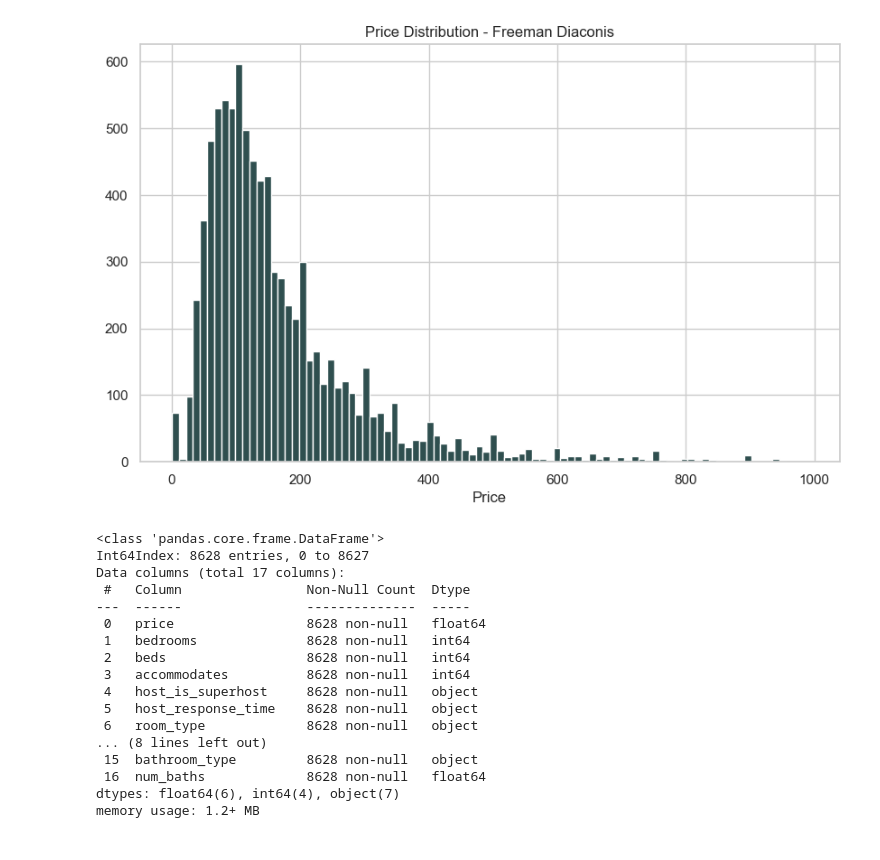
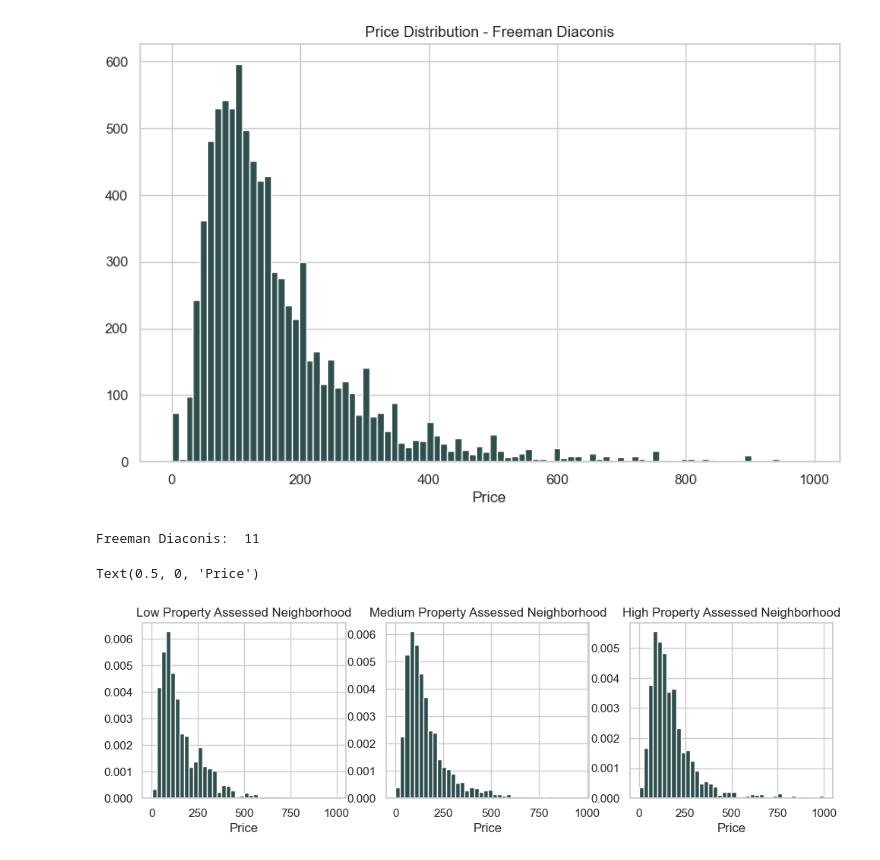
Before and after one commit to carleen/group4_ds_project, a Jupyter notebook: regression/cboyer7-regression.ipynb, the cells around one changed output. Drawn from its saved outputs; the diff is of its cells as text; code cells hidden in the pictures.

```diff
--- a/regression/cboyer7-regression.ipynb
+++ b/regression/cboyer7-regression.ipynb
@@ -101,24 +101,43 @@ plt.close()
 # %% [output]
 Freeman Diaconis:  11
 [figure]
+# %%
+h = freeman_diaconis(df.price)
+print("Freeman Diaconis: ", h)
+mn = int(df.price.min())
+mx = int(df.price.max())
+bins = [i for i in range( mn, mx, h)]
+grouped = df.groupby("neighborhood_label")
+
+figure = plt.figure(figsize=(20, 3))
+
+axes = figure.add_subplot(1, 5, 1)
+axes.hist(grouped["price"].get_group('low'),bins=40,color="darkslategray",density=True)
+axes.set_title("Low Property Assessed Neighborhood")
+axes.set_xlabel("Price")
+
+
+axes = figure.add_subplot(1, 5, 2)
+axes.hist(grouped["price"].get_group('medium'),bins=40,color="darkslategray",density=True)
+axes.set_title("Medium Property Assessed Neighborhood")
+axes.set_xlabel("Price")
+
+
+axes = figure.add_subplot(1, 5, 3)
+axes.hist(grouped["price"].get_group('high'),bins=40,color="darkslategray",density=True)
+axes.set_title("High Property Assessed Neighborhood")
+axes.set_xlabel("Price")
+# %% [output]
+Freeman Diaconis:  11
+Text(0.5, 0, 'Price')
+[figure, added]
 # %%
-df.info()
+df.room_type = df.room_type.map({'Private room': 'private_room',
+                                'Entire home/apt': 'entire_property',
+                                'Shared room': 'shared_room'})
+
+df.host_response_time = df.host_response_time.map({'within an hour': 'lt_hour',
+                                                 'within a few hours': 'lt_few_hours',
+                                                 'within a day': 'lt_day',
+                                                 'a few days or more': 'gt_day'})
-# %% [output]
-<class 'pandas.core.frame.DataFrame'>
-Int64Index: 8628 entries, 0 to 8627
-Data columns (total 17 columns):
- #   Column                Non-Null Count  Dtype
----  ------                --------------  -----
- 0   price                 8628 non-null   float64
- 1   bedrooms              8628 non-null   int64
- 2   beds                  8628 non-null   int64
- 3   accommodates          8628 non-null   int64
- 4   host_is_superhost     8628 non-null   object
- 5   host_response_time    8628 non-null   object
- 6   room_type             8628 non-null   object
-... (8 lines left out)
- 15  bathroom_type         8628 non-null   object
- 16  num_baths             8628 non-null   float64
-dtypes: float64(6), int64(4), object(7)
-memory usage: 1.2+ MB
 # %%
```
Also changed, not shown: parts of 6 cells of this notebook.
